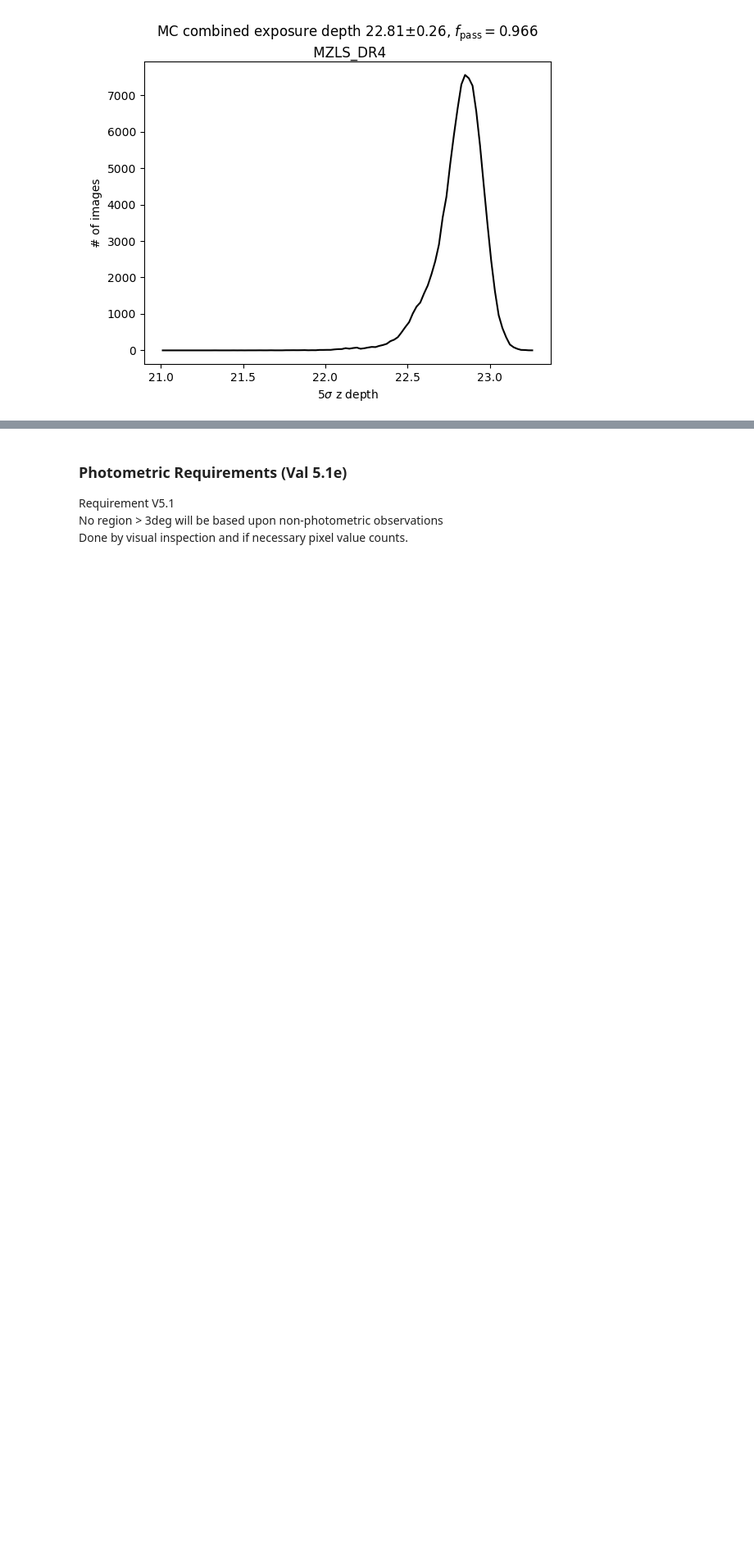
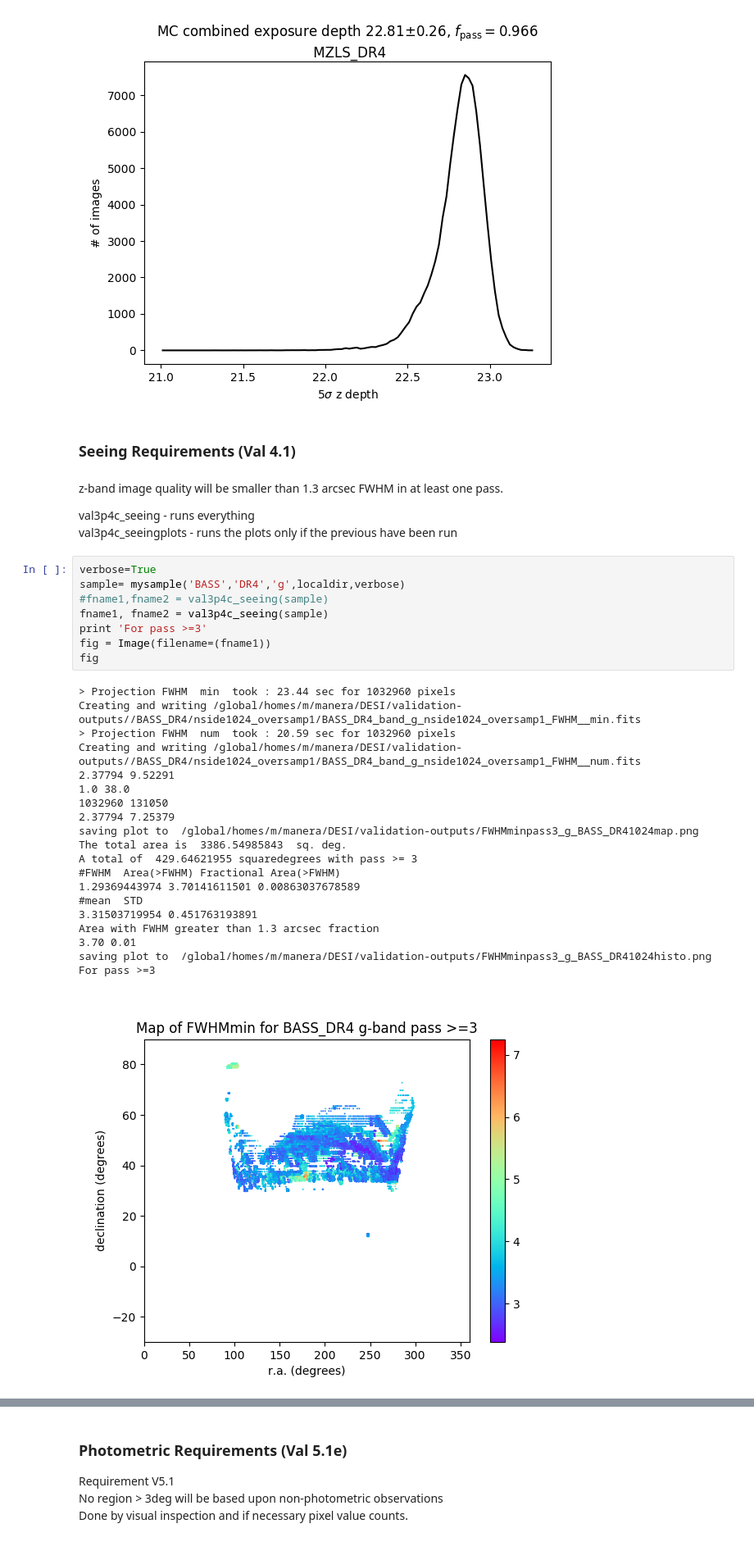
Before and after one commit to legacysurvey/legacypipe, a Jupyter notebook: validationtests/desi_image_validation_users.ipynb, the cells around one changed output, grey strips where cells are left out. Shown at 82% size. Cells and saved outputs as stored; diff of their text form; blank space fills up the shorter version.

Commit message:
Add seeing cell to notebook

```diff
--- a/validationtests/desi_image_validation_users.ipynb
+++ b/validationtests/desi_image_validation_users.ipynb
@@ -175,3 +175,39 @@ min,max depth =  4.4408920985e-15 23.269510881
 counts below  21.0  =  10
 saving histogram plot in /global/homes/m/manera/DESI/validation-outputs/validationplots/MZLS_DR4z_pred_exposures.png
 [figure]
+# %% [markdown]
+### Seeing Requirements (Val 4.1)
+# %% [markdown]
+z-band image quality will be smaller than 1.3 arcsec FWHM in at least one pass.<br>
+
+val3p4c_seeing        - runs everything <br>
+val3p4c_seeingplots   - runs the plots only if the previous have been run
+# %%
+verbose=True
+sample= mysample('BASS','DR4','g',localdir,verbose)
+#fname1,fname2 = val3p4c_seeing(sample)
+fname1, fname2 = val3p4c_seeing(sample)
+print 'For pass >=3'
+fig = Image(filename=(fname1))
+fig
+# %% [output]
+> Projection FWHM  min  took : 23.44 sec for 1032960 pixels
+Creating and writing /global/homes/m/manera/DESI/validation-outputs//BASS_DR4/nside1024_oversamp1/BASS_DR4_band_g_nside1024_oversamp1_FWHM__min.fits
+> Projection FWHM  num  took : 20.59 sec for 1032960 pixels
+Creating and writing /global/homes/m/manera/DESI/validation-outputs//BASS_DR4/nside1024_oversamp1/BASS_DR4_band_g_nside1024_oversamp1_FWHM__num.fits
+2.37794 9.52291
+1.0 38.0
+1032960 131050
+2.37794 7.25379
+saving plot to  /global/homes/m/manera/DESI/validation-outputs/FWHMminpass3_g_BASS_DR41024map.png
+The total area is  3386.54985843  sq. deg.
+A total of  429.64621955 squaredegrees with pass >= 3
+#FWHM  Area(>FWHM) Fractional Area(>FWHM)
+1.29369443974 3.70141611501 0.00863037678589
+#mean  STD
+3.31503719954 0.451763193891
+Area with FWHM greater than 1.3 arcsec fraction
+3.70 0.01
+saving plot to  /global/homes/m/manera/DESI/validation-outputs/FWHMminpass3_g_BASS_DR41024histo.png
+For pass >=3
+[figure, added]
```
Also changed, not shown: parts of 1 cell of this notebook.
